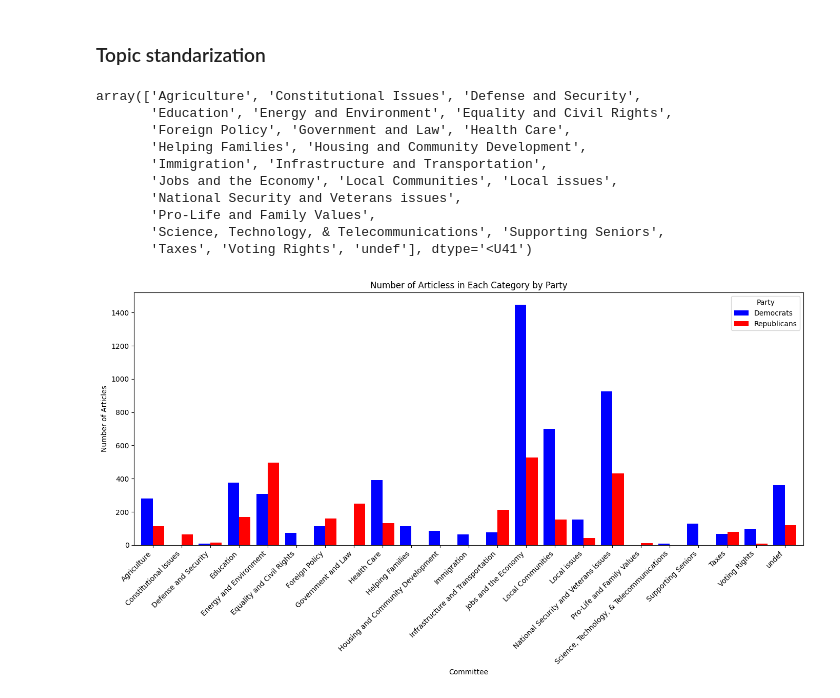
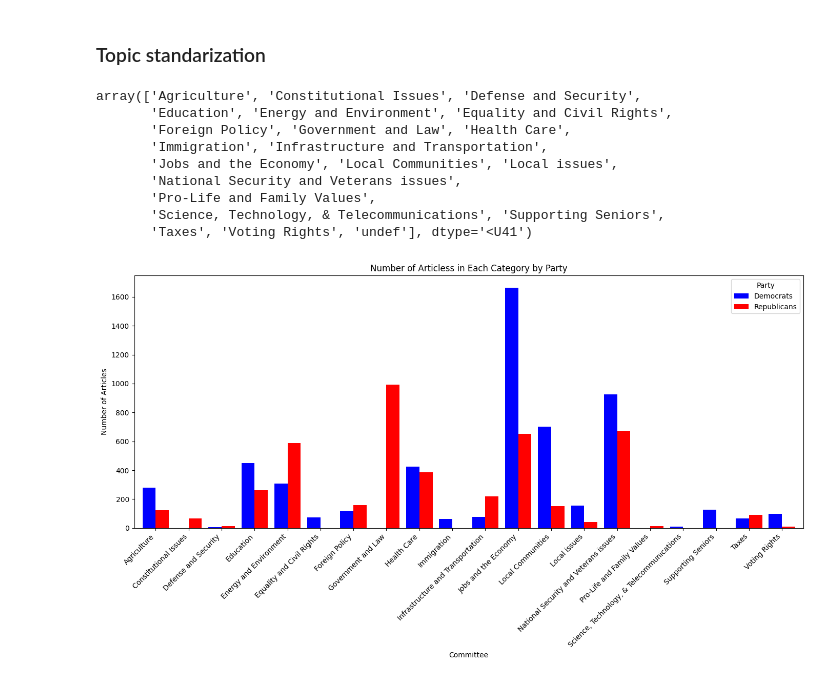
Before and after one commit to qpa-agh/usa_issues_data_mining, a Jupyter notebook: data_cleaning.ipynb, the cells around one changed output. Drawn from its saved outputs; the diff is of its cells as text; code cells hidden in the pictures.

Commit message:
cleaned up text

```diff
--- a/data_cleaning.ipynb
+++ b/data_cleaning.ipynb
@@ -102,6 +101,7 @@ topics = {
     "Veterans and Defense": "National Security and Veterans issues",
     "Defense and National Security": "National Security and Veterans issues",
     "Veterans": "National Security and Veterans issues",
+    "National Security": "National Security and Veterans issues",
 
     "Economy & Jobs (Small Business)": "Jobs and the Economy",
     "Economy and Jobs": "Jobs and the Economy",
@@ -111,14 +111,14 @@ topics = {
     "Jobs and Workforce Development": "Jobs and the Economy",
     "Jobs and the Workforce": "Jobs and the Economy",
     "Federal Budget, Jobs, & the Economy": "Jobs and the Economy",
-    "Jobs and the Workforce": "Jobs and the Economy",
     "Economy": "Jobs and the Economy",
     "Inflation and the Economy": "Jobs and the Economy",
     "Budget": "Jobs and the Economy",
     "Federal Spending and Borrowing": "Jobs and the Economy",
     "Fiscal Discipline": "Jobs and the Economy",
     "Fiscal Responsibility": "Jobs and the Economy",
-
+    "Building an Economy that Works for Everyone": "Jobs and the Economy",
+    "Jobs & Economic Growth": "Jobs and the Economy",
 
     "Energy": "Energy and Environment",
     "Energy & Environment": "Energy and Environment",
@@ -132,7 +132,6 @@ topics = {
     "Forestry": "Energy and Environment",
     "Disaster Relief & Preparedness": "Energy and Environment",
 
-
     "Tax Reform": "Taxes",
 				"Taxes and Spending": "Taxes",
 
@@ -140,6 +139,7 @@ topics = {
     "Healthcare": "Health Care",
     "Healthcare, Social Security, & Support Programs": "Health Care",
     "Social Security and Medicare": "Health Care",
+    "Improving Access to Affordable Healthcare": "Health Care",
 
 				"Senior Citizens": "Supporting Seniors",
     "Seniors": "Supporting Seniors",
@@ -170,6 +170,7 @@ topics = {
 				"Law Enforcement": "Government and Law",
 				"Judiciary": "Government and Law",
     "Oversight and Accountability": "Government and Law",
+    "Delivering Results": "Government and Law",
 
 				"2nd Amendment Rights": "Defense and Security",
 				"Second Amendment": "Defense and Security",
@@ -178,6 +179,9 @@ topics = {
 				"Women": "Equality and Civil Rights",
 				"Equality": "Equality and Civil Rights",
 				"Law, Individual Rights, & Equality": "Equality and Civil Rights",
+
+				"Education and Opportunity": "Education",
+    "Expanding Educational Opportunities": "Education",
 
 
 				"Back the Blue": "undef",
@@ -188,6 +192,13 @@ topics = {
     "Federal Budget, Appropriations, & Taxes": "undef",
     "Public Service & Crime Prevention": "undef",
     "Financial Services": "undef",
+    "Vice Chairman of Congressional Steel Caucus": "undef",
+    "Supporting Organized Labor": "undef",
+    "Spending Cuts & Debt": "undef",
+    "Ranking Member of House Veterans’ Affairs Subcommittee on Oversight and Investigations": "undef",
+    "Congressional Steel Caucus": "undef",
+    "Helping Families": "undef",
+    "Housing and Community Development": "undef"
 }
 # %%
 import numpy as np
@@ -199,44 +210,46 @@ np.unique(df_art["issue"].transform(standardize_topic).to_list())
 array(['Agriculture', 'Constitutional Issues', 'Defense and Security',
        'Education', 'Energy and Environment', 'Equality and Civil Rights',
        'Foreign Policy', 'Government and Law', 'Health Care',
-       'Helping Families', 'Housing and Community Development',
        'Immigration', 'Infrastructure and Transportation',
        'Jobs and the Economy', 'Local Communities', 'Local issues',
        'National Security and Veterans issues',
        'Pro-Life and Family Values',
        'Science, Technology, & Telecommunications', 'Supporting Seniors',
        'Taxes', 'Voting Rights', 'undef'], dtype='<U41')
+# %%
+df_art["issue"] = df_art["issue"].apply(standardize_topic)
+df_art = df_art[df_art["issue"] != "undef"]
+df_art = df_art.dropna()
+df_art = df_art.reset_index(drop=True)
+df_art.to_csv('data/cleaned_articles.csv')
 # %%
 import pandas as pd
 import matplotlib.pyplot as plt
-
-df_art["issue"] = df_art["issue"].transform(standardize_topic)
-df_art.to_csv('data/cleaned_articles.csv')
 
 col_list_D = df_art.loc[df_art['representative_party'] == 'D']['issue'].values.tolist()
 col_list_R = df_art.loc[df_art['representative_party'] == 'R']['issue'].values.tolist()
 
 committee_counts_D = pd.Series(col_list_D).value_counts()
 committee_counts_R = pd.Series(col_list_R).value_counts()
 
 # Combine counts into a single DataFrame
 committee_counts = pd.DataFrame({
     'Democrats': committee_counts_D,
     'Republicans': committee_counts_R
 }).fillna(0)  # Fill NaN values with 0
 
 # Plot the bar chart
 bar_colors = ['blue', 'red']
 committee_counts.plot(kind='bar', figsize=(14, 8), width=0.8, color=bar_colors)
 plt.xlabel('Committee')
 plt.ylabel('Number of Articles')
 plt.title('Number of Articless in Each Category by Party')
 plt.legend(title='Party')
 plt.xticks(rotation=45, ha='right')
 plt.tight_layout()
 
 plt.savefig('charts/articles_per_issue.png')
 
 plt.show()
 # %% [output]
-[figure, old version]
+[figure, new version]
```
Also changed, not shown: parts of 4 cells of this notebook, 2 other files.
